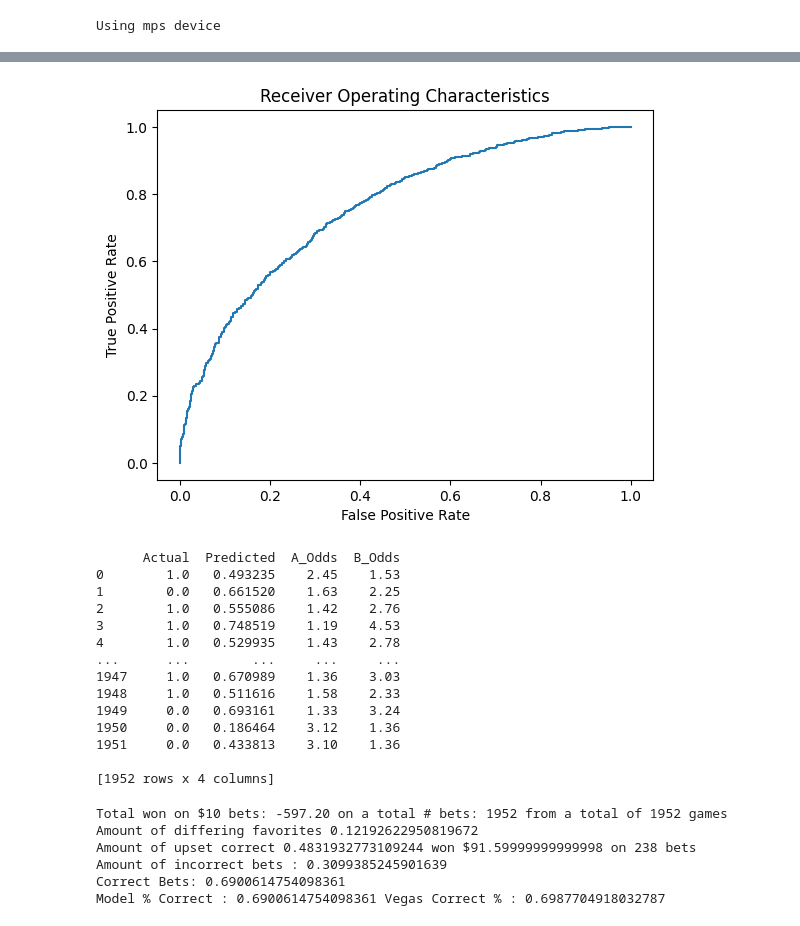
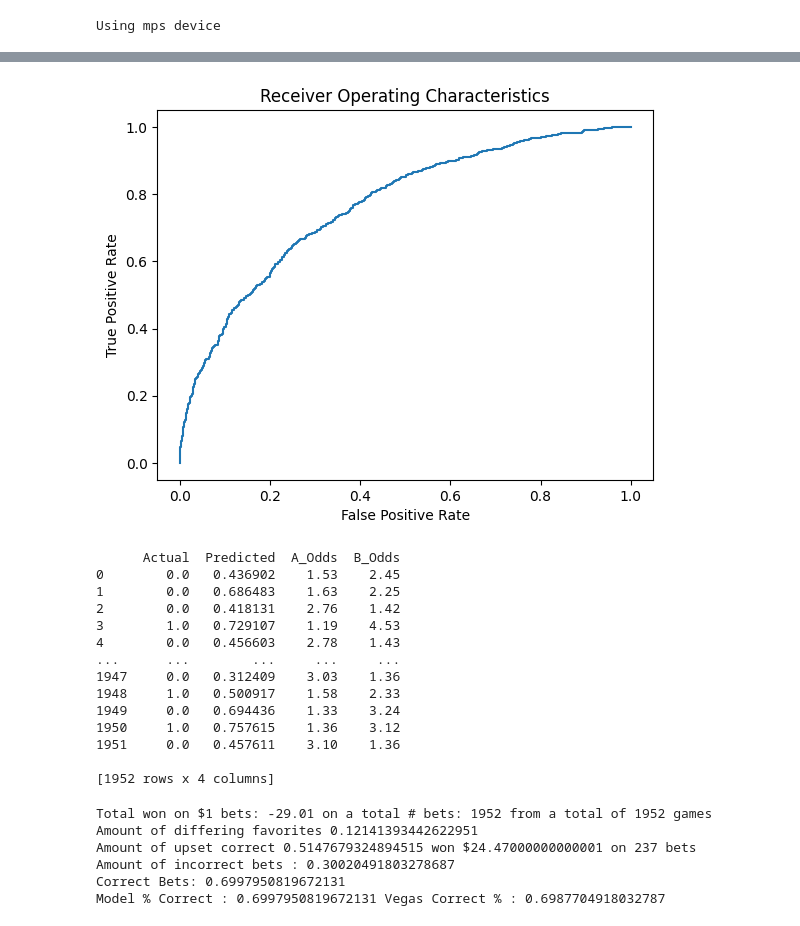
Before and after one commit to dsw225/TennisPredictionModel, a Jupyter notebook: breakpoint/analyzers/tennis_analyzer_v2.ipynb, the cells around one changed output, grey strips where cells are left out. Saved outputs shown, nothing was run; the diff lists cells and outputs as text; code cells hidden in the pictures.

Commit message:
70 % - surpassed vegas - need to add moving windows + more stats + rolling factors per year

```diff
--- a/breakpoint/analyzers/tennis_analyzer_v2.ipynb
+++ b/breakpoint/analyzers/tennis_analyzer_v2.ipynb
@@ -330,6 +330,7 @@ df = df[~(df == .5).any(axis=1)]
 # df = df[~(df == -20).any(axis=1)]
 # df = df[(df['surface_Hard'] == 1.0)]
 
+# df = df.drop(df.columns[df.columns.str.contains('_rd')], axis=1)
 
 odds_df = df[['a_odds', 'b_odds']].copy()
 odds_df['index'] = df.index
@@ -344,7 +345,7 @@ X_train, X_test, y_train, y_test, idx_train, idx_test = train_test_split(
 )
 
 # Set target accuracy
-target_accuracy = 0.6885
+target_accuracy = 0.6987
 
 final_acc = 0.0
 while final_acc < target_accuracy:
@@ -419,21 +420,21 @@ Final model accuracy on test set: 69.01%
-[figure, old version]
+[figure, new version]
 # %%
 # Display the DataFrame
 # results_df.head()
 print(results_df)
 # %% [output]
       Actual  Predicted  A_Odds  B_Odds
-0        1.0   0.493235    2.45    1.53
-1        0.0   0.661520    1.63    2.25
-2        1.0   0.555086    1.42    2.76
-3        1.0   0.748519    1.19    4.53
-4        1.0   0.529935    1.43    2.78
+0        0.0   0.436902    1.53    2.45
+1        0.0   0.686483    1.63    2.25
+2        0.0   0.418131    2.76    1.42
+3        1.0   0.729107    1.19    4.53
+4        0.0   0.456603    2.78    1.43
 ...      ...        ...     ...     ...
-1947     1.0   0.670989    1.36    3.03
-1948     1.0   0.511616    1.58    2.33
-1949     0.0   0.693161    1.33    3.24
-1950     0.0   0.186464    3.12    1.36
-1951     0.0   0.433813    3.10    1.36
+1947     0.0   0.312409    3.03    1.36
+1948     1.0   0.500917    1.58    2.33
+1949     0.0   0.694436    1.33    3.24
+1950     1.0   0.757615    1.36    3.12
+1951     0.0   0.457611    3.10    1.36
 
 [1952 rows x 4 columns]
 # %%
@@ -467,7 +468,7 @@ length = len(comparison_df)
 confidence_pct = .5
 confidence_top_pct = 1
 
-UNIT = 10
+UNIT = 1
 
 for i, row in comparison_df.iterrows():
 
@@ -521,9 +522,9 @@ print(f"Amount of incorrect bets : {wrong/better}")
 print(f"Correct Bets: {bet_correct/better}")
 print(f"Model % Correct : {model_correct/length} Vegas Correct % : {vegas_correct/length}")
 # %% [output]
-Total won on $10 bets: -597.20 on a total # bets: 1952 from a total of 1952 games
-Amount of differing favorites 0.12192622950819672
-Amount of upset correct 0.4831932773109244 won $91.59999999999998 on 238 bets
-Amount of incorrect bets : 0.3099385245901639
-Correct Bets: 0.6900614754098361
-Model % Correct : 0.6900614754098361 Vegas Correct % : 0.6987704918032787
+Total won on $1 bets: -29.01 on a total # bets: 1952 from a total of 1952 games
+Amount of differing favorites 0.12141393442622951
+Amount of upset correct 0.5147679324894515 won $24.47000000000001 on 237 bets
+Amount of incorrect bets : 0.30020491803278687
+Correct Bets: 0.6997950819672131
+Model % Correct : 0.6997950819672131 Vegas Correct % : 0.6987704918032787
```
Also changed, not shown: parts of 2 cells of this notebook, 7 other files.
